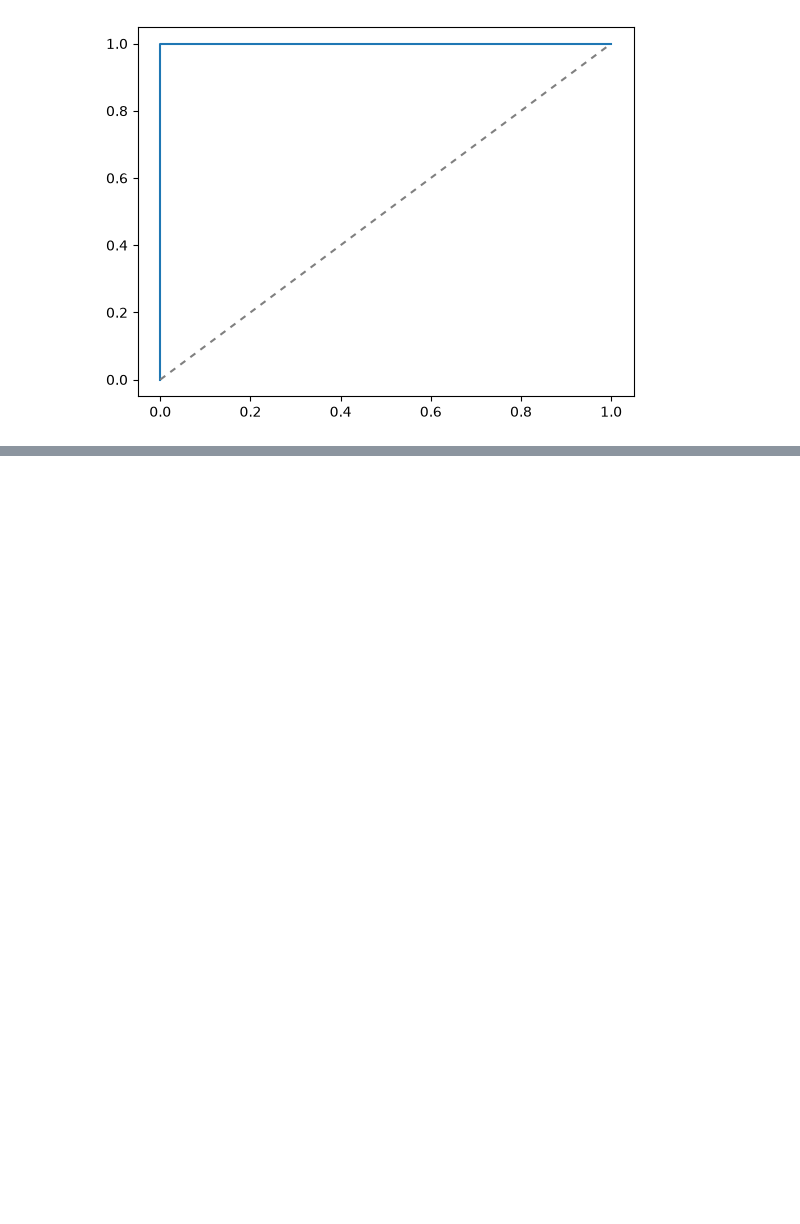
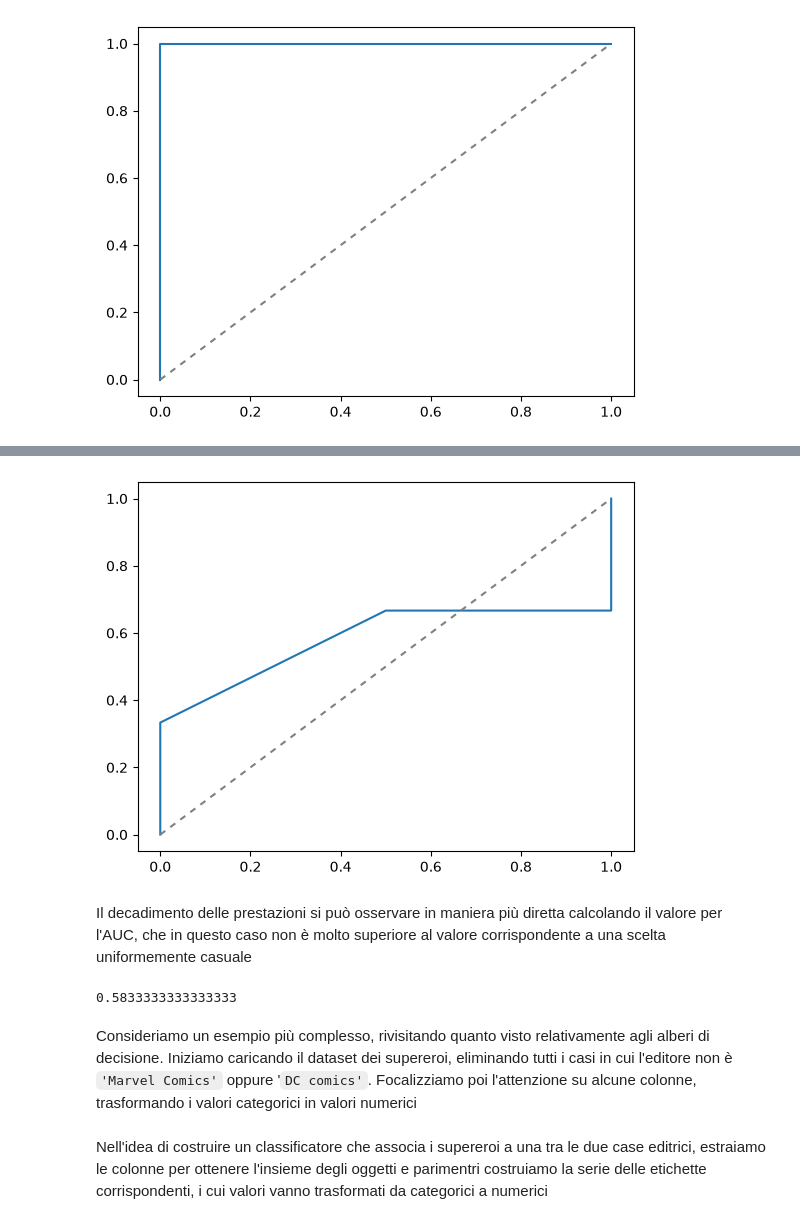
Before and after one commit to symotogno/statistica-jupyter, a Jupyter notebook: L08.ipynb, the cells around one changed output, grey strips where cells are left out. Drawn from its saved outputs; the diff is of its cells as text; code cells hidden in the pictures; blank space fills up the shorter version.

```diff
--- a/L08.ipynb
+++ b/L08.ipynb
@@ -376,0 +400,17 @@ plt.show()
+# %%
+y = [1, 0, 1, 1, 0]
+prob = [.2, .4, .8, .7, .7]
+fpr, tpr, _ = metrics.roc_curve(y, prob)
+plt.plot(fpr, tpr)
+plt.plot([0, 1], [0, 1], dashes=[3, 3], color='gray')
+plt.show()
+# %% [output]
+[figure, added]
+# %% [markdown]
+Il decadimento delle prestazioni si può osservare in maniera più diretta calcolando il valore per l'AUC, che in questo caso non è molto superiore al valore corrispondente a una scelta uniformemente casuale
+# %%
+metrics.auc(fpr, tpr)
+# %% [output]
+0.5833333333333333
+# %% [markdown]
+Consideriamo un esempio più complesso, rivisitando quanto visto relativamente agli alberi di decisione. Iniziamo caricando il dataset dei supereroi, eliminando tutti i casi in cui l'editore non è `'Marvel Comics'` oppure '`DC comics'`. Focalizziamo poi l'attenzione su alcune colonne, trasformando i valori categorici in valori numerici
@@ -376,0 +443,2 @@ plt.show()
+# %% [markdown]
+Nell'idea di costruire un classificatore che associa i supereroi a una tra le due case editrici, estraiamo le colonne per ottenere l'insieme degli oggetti e parimentri costruiamo la serie delle etichette corrispondenti, i cui valori vanno trasformati da categorici a numerici
```
Also changed, not shown: parts of 17 cells of this notebook.
